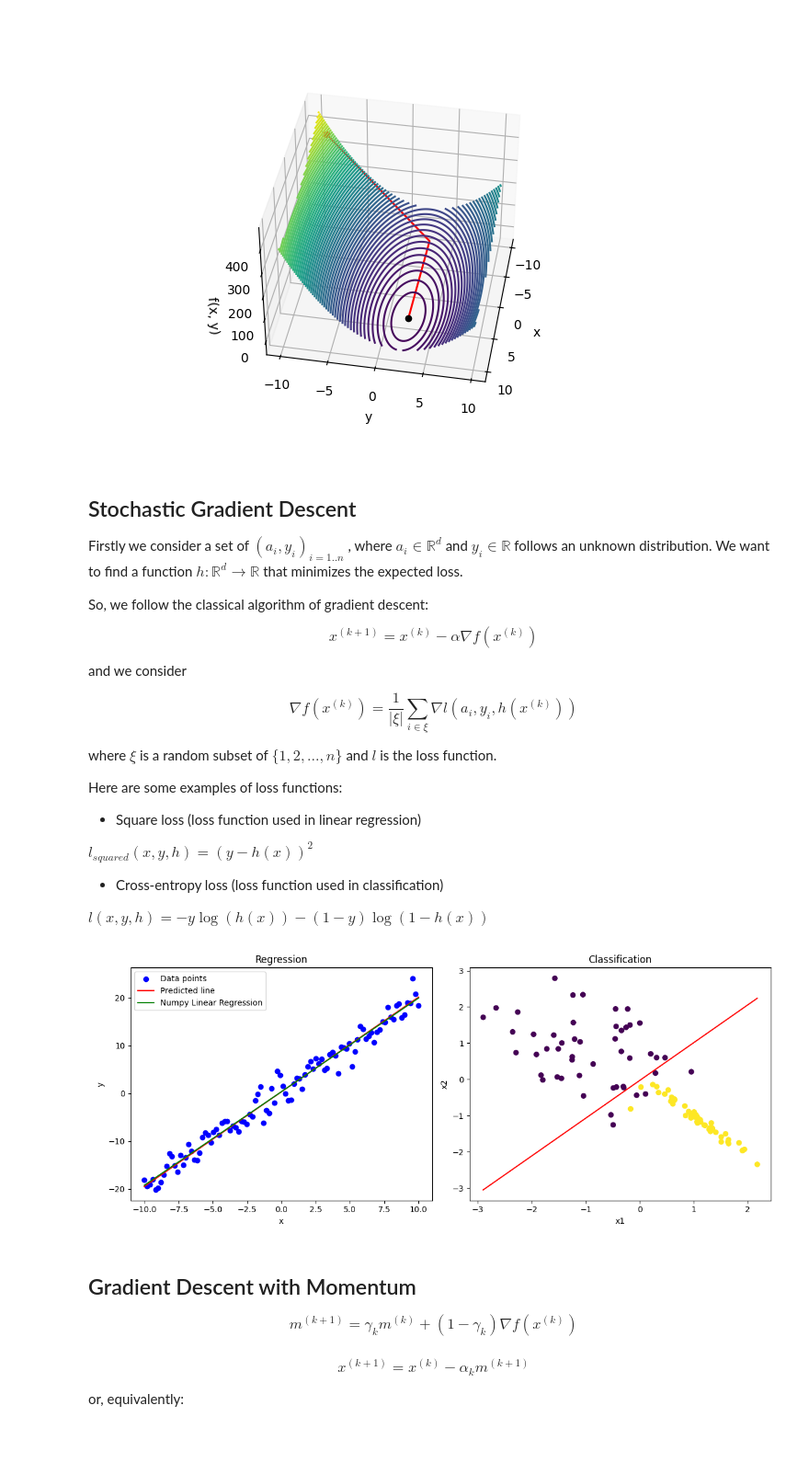
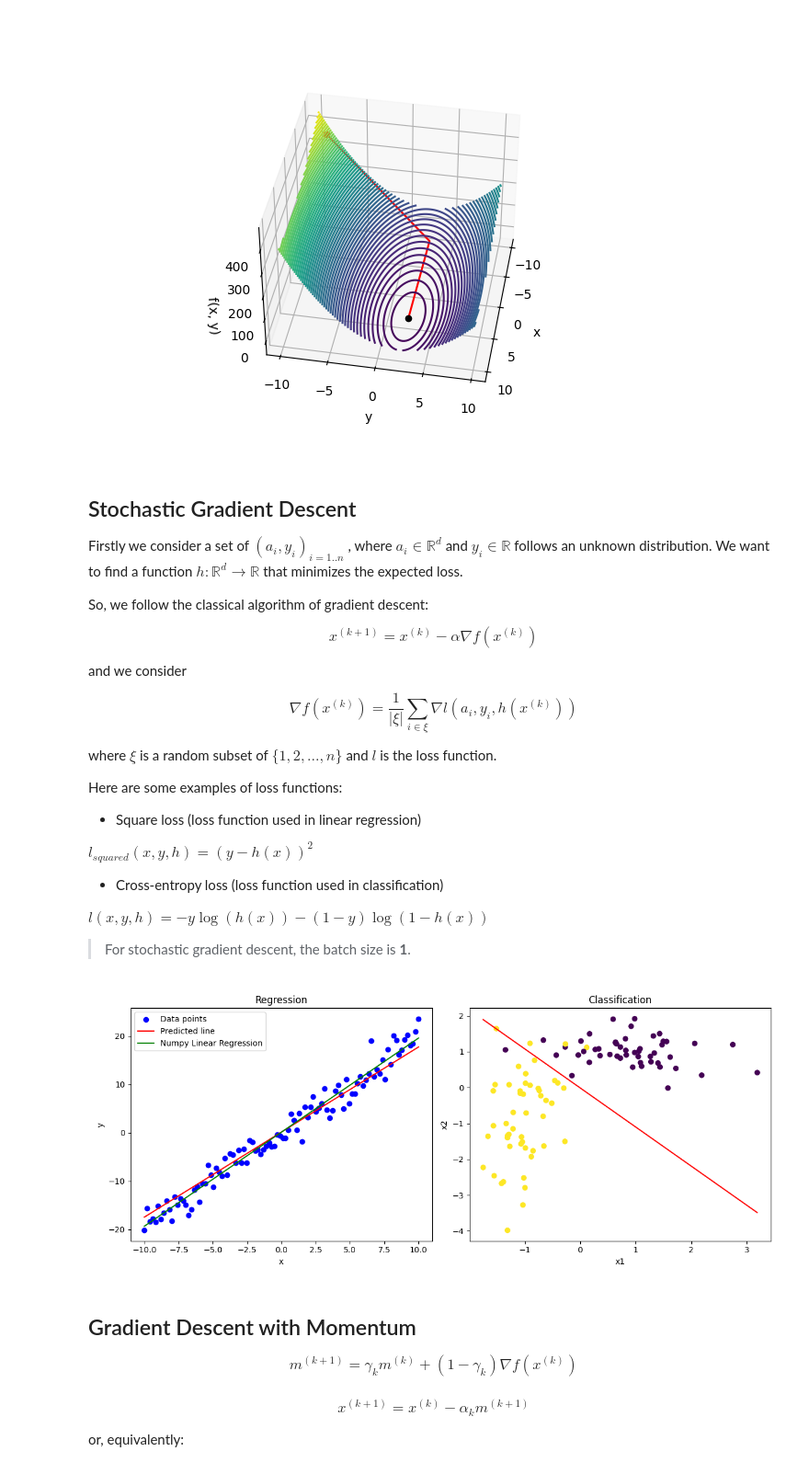
Before and after one commit to robertpaulp/ML-from-scratch, a Jupyter notebook: optimization/gradients.ipynb, the cells around one changed output. Shown at 92% size. Drawn from its saved outputs; the diff is of its cells as text; code cells hidden in the pictures; blank space fills up the shorter version.

```diff
--- a/optimization/gradients.ipynb
+++ b/optimization/gradients.ipynb
@@ -496,3 +516,5 @@ $l_{squared}(x,y,h) = (y - h(x))^2$
 * Cross-entropy loss (loss function used in classification)
 
 $l(x,y,h) = -y \log(h(x)) - (1 - y) \log(1 - h(x))$
+
+> For stochastic gradient descent, the batch size is **1**.
@@ -545,7 +551,7 @@ def stochastic_gradient_descent(x, y, alpha,  batch_size, epsilon, gradient_loss
 '''Starting variables'''
 epsilon = 0.0001
 alpha = 0.01
-batch_size = 10
+batch_size = 1
 
 # Regression variables
 x = np.linspace(-10, 10, 100).reshape(-1, 1)
@@ -554,37 +560,38 @@ y = 2 * x[:, 0] + np.random.normal(0, 1, 100) * 2 # y = 2x + noise
 m_np, b_np = np.polyfit(x[:, 0], y, 1) # Numpy linear regression
 
 # Classification variables
-x_class, y_class = make_classification(n_samples=100, n_features=2, n_informative=2, n_redundant=0, n_clusters_per_class=1)
+x_class, y_class = make_classification(n_samples=100, n_features=2, n_informative=2, n_redundant=0, n_clusters_per_class=1, random_state=49)
 x_class = np.hstack((x_class, np.ones((x_class.shape[0], 1))))
 
+plt.close('all')
 fig, (ax1, ax2) = plt.subplots(1, 2, figsize=(12, 5))
 
 # Regression plot
 x_min1 = stochastic_gradient_descent(x, y, alpha, batch_size, epsilon, gradient_square_loss, model_type='regression')
 ax1.scatter(x[:, 0], y, color='blue')
 ax1.plot(x[:, 0], x_min1[0] * x[:, 0] + x_min1[1], color='red')
 ax1.plot(x[:, 0], m_np * x[:, 0] + b_np, color='green')
 ax1.set_xlabel('x')
 ax1.set_ylabel('y')
 ax1.set_title('Regression')
 ax1.legend(['Data points', 'Predicted line', 'Numpy Linear Regression'], loc='upper left')
 
 # Classification plot
 x_min2 = stochastic_gradient_descent(x_class, y_class, alpha, batch_size, epsilon, gradient_cross_entropy_loss, model_type='classification')
 ax2.scatter(x_class[:, 0], x_class[:, 1], c=y_class, cmap='viridis')
 
 # Decision boundary
 x_class_vals = np.linspace(min(x_class[:, 0]), max(x_class[:, 0]), 100)
 y_class_vals = -(x_min2[0] * x_class_vals + x_min2[2]) / x_min2[1]
 ax2.plot(x_class_vals, y_class_vals, color='red')
 ax2.set_xlabel('x1')
 ax2.set_ylabel('x2')
 ax2.set_title('Classification')
 
 plt.tight_layout()
 plt.show()
 # %% [output]
-[figure, old version]
+[figure, new version]
 # %% [markdown]
 ## Gradient Descent with Momentum
 
```
Also changed, not shown: parts of 12 cells of this notebook.
